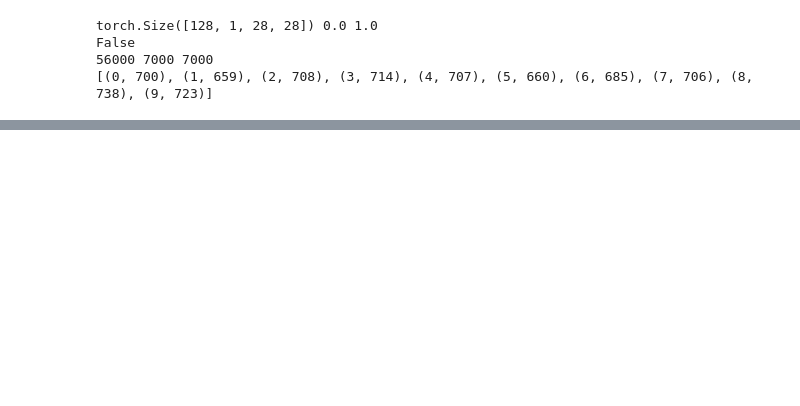
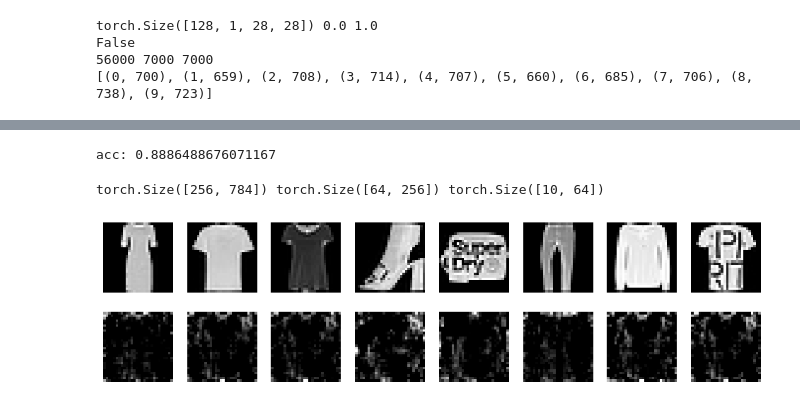
Before and after one commit to VincentAsP/DL-GANAssignment, a Jupyter notebook: model.ipynb, the cells around one changed output, grey strips where cells are left out. Saved outputs shown, nothing was run; the diff lists cells and outputs as text; code cells hidden in the pictures; blank space fills up the shorter version.

Commit message:
Top-DOwn - latent decoding

```diff
--- a/model.ipynb
+++ b/model.ipynb
@@ -5,10 +5,13 @@ from torchvision import datasets, transforms
 from torchmetrics.image import PeakSignalNoiseRatio, StructuralSimilarityIndexMeasure
 import kagglehub
 from kagglehub import KaggleDatasetAdapter
-
+import matplotlib.pyplot as plt
 import torch.nn as nn
 import torch.nn.functional as F
 
+from torchmetrics.classification import MulticlassAccuracy
+
+acc = MulticlassAccuracy(num_classes=10).to(dev)
 
 torch.manual_seed(42); np.random.seed(42)
 dev = "cuda" if torch.cuda.is_available() else "cpu"
@@ -89,0 +91,14 @@ RuntimeError: addmm: mat1 and mat2 shapes cannot be multiplied (128x784 and 748x
+# %%
+model.eval(); acc.reset()
+with torch.no_grad():
+    for x,y in va_dl:
+        x, y = x.to(dev), y.to(dev)
+        acc.update(model(x), y)
+    print("acc:", acc.compute().item())
+# %% [output]
+acc: 0.8886488676071167
+# %%
+w1, w2, w3 = model.fc1.weight, model.fc2.weight, model.fc3.weight
+print(w1.shape, w2.shape, w3.shape)
+# %% [output]
+torch.Size([256, 784]) torch.Size([64, 256]) torch.Size([10, 64])
@@ -89,0 +113,17 @@ RuntimeError: addmm: mat1 and mat2 shapes cannot be multiplied (128x784 and 748x
+# %%
+@torch.no_grad()
+def project_from_latent(x):
+    z = model.features(x.to(dev))
+    h1_hat = F.relu(z @ w2)
+    x_hat = F.relu(h1_hat @ w1)
+    return x_hat.view(-1, 1, 28, 28)
+# %%
+x, _ = next(iter(te_dl)); x = x[:8]
+xh = project_from_latent(x).cpu()
+fig, ax = plt.subplots(2, 8, figsize=(12, 3))
+for i in range(8):
+    ax[0, i].imshow(x[i, 0], cmap="gray"); ax[0,i].axis("off")
+    ax[1, i].imshow(xh[i, 0], cmap="gray"); ax[1,i].axis("off")
+plt.show()
+# %% [output]
+[figure, added]
```
Also changed, not shown: parts of 4 cells of this notebook.
